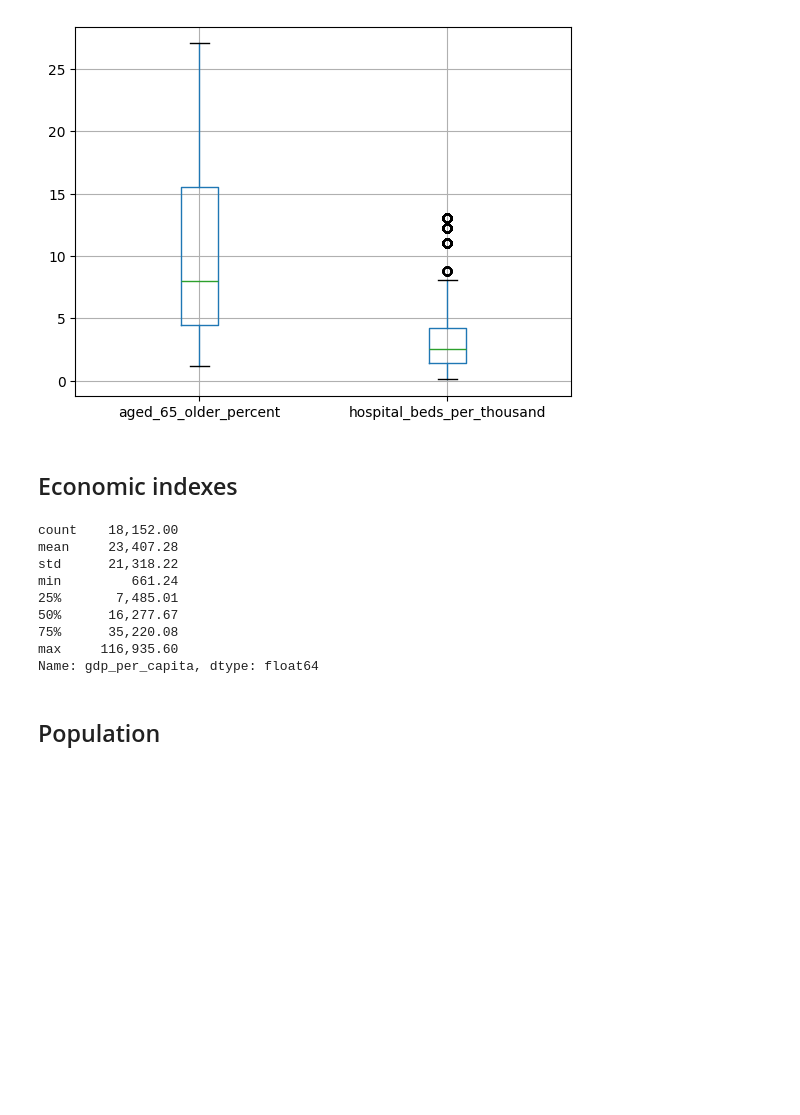
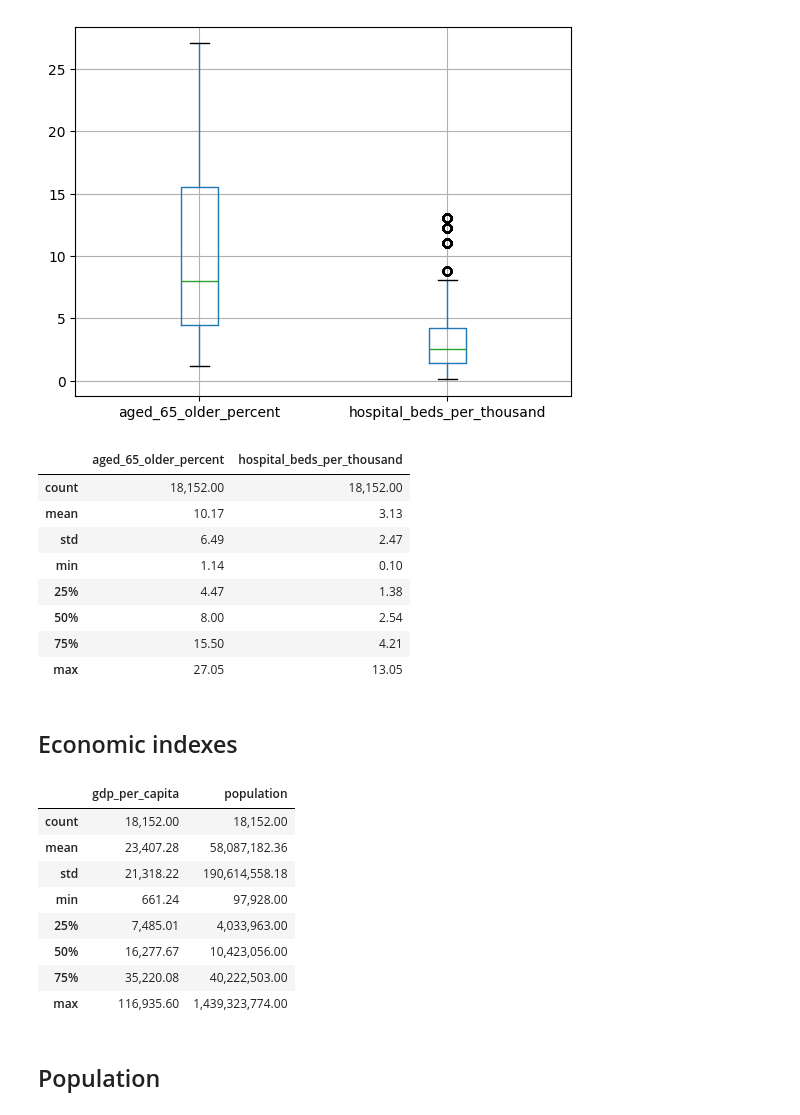
Before and after one commit to gabbmelo/covid_cardio, a Jupyter notebook: covid_data.ipynb, the cells around one changed output. Cells and saved outputs as stored; diff of their text form; code cells hidden in the pictures; blank space fills up the shorter version.

```diff
--- a/covid_data.ipynb
+++ b/covid_data.ipynb
@@ -261,7 +261,7 @@ df
 | 18,327 | World | 2020-06-10 | 125,281 | 4,929 | -2,147,483,648 | 8.70 | 15,469.21 | ... |
 18328 rows × 21 columns
 # %%
-df = df.drop(['iso_3166_2','region_code', 'sub_region_code', 'country_code', 'code_2'], axis = 1)
+df = df.drop(['iso_3166_2','region_code', 'sub_region_code', 'code_2'], axis = 1)
 df
 # %% [output]
 |  | location | date | new_cases | new_deaths | population | aged_65_older_percent | gdp_per_capita | ... |
@@ -299,0 +300,3 @@ df
+# %%
+df['country_code'] = df['country_code'].astype('int')
+df
@@ -354,20 +375,32 @@ df[['aged_65_older_percent', 'hospital_beds_per_thousand' ]].boxplot()
 # %% [output]
 <Axes: >
 [figure]
+# %%
+df[['aged_65_older_percent', 'hospital_beds_per_thousand' ]].describe()
+# %% [output]
+|  | aged_65_older_percent | hospital_beds_per_thousand |
+| count | 18,152.00 | 18,152.00 |
+| mean | 10.17 | 3.13 |
+| std | 6.49 | 2.47 |
+| min | 1.14 | 0.10 |
+| 25% | 4.47 | 1.38 |
+| 50% | 8.00 | 2.54 |
+| 75% | 15.50 | 4.21 |
+| max | 27.05 | 13.05 |
 # %% [markdown]
 ## Economic indexes
 # %%
-df['gdp_per_capita'].describe()
+df[['gdp_per_capita', 'population']].describe()
 # %% [output]
-count    18,152.00
-mean     23,407.28
-std      21,318.22
-min         661.24
-25%       7,485.01
-50%      16,277.67
-75%      35,220.08
-max     116,935.60
-Name: gdp_per_capita, dtype: float64
+|  | gdp_per_capita | population |
+| count | 18,152.00 | 18,152.00 |
+| mean | 23,407.28 | 58,087,182.36 |
+| std | 21,318.22 | 190,614,558.18 |
+| min | 661.24 | 97,928.00 |
+| 25% | 7,485.01 | 4,033,963.00 |
+| 50% | 16,277.67 | 10,423,056.00 |
+| 75% | 35,220.08 | 40,222,503.00 |
+| max | 116,935.60 | 1,439,323,774.00 |
 # %% [markdown]
 ## Population
 # %%
```
Also changed, not shown: parts of 9 cells of this notebook.
